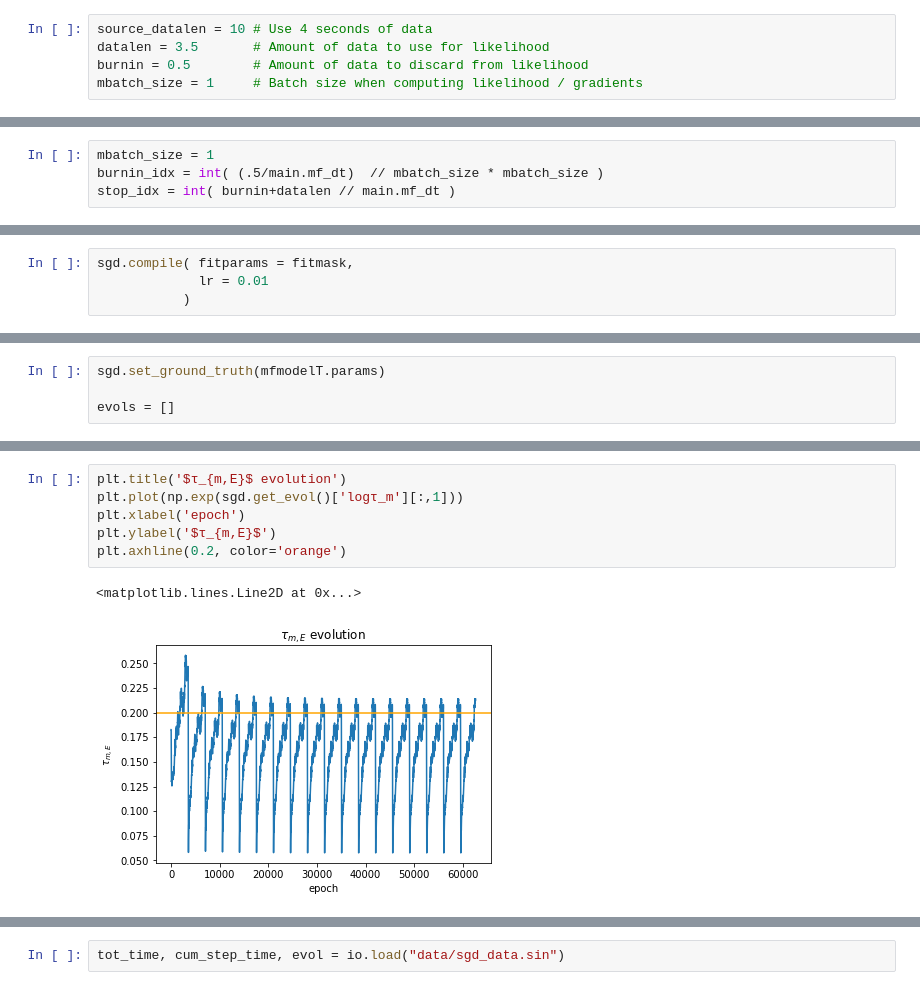
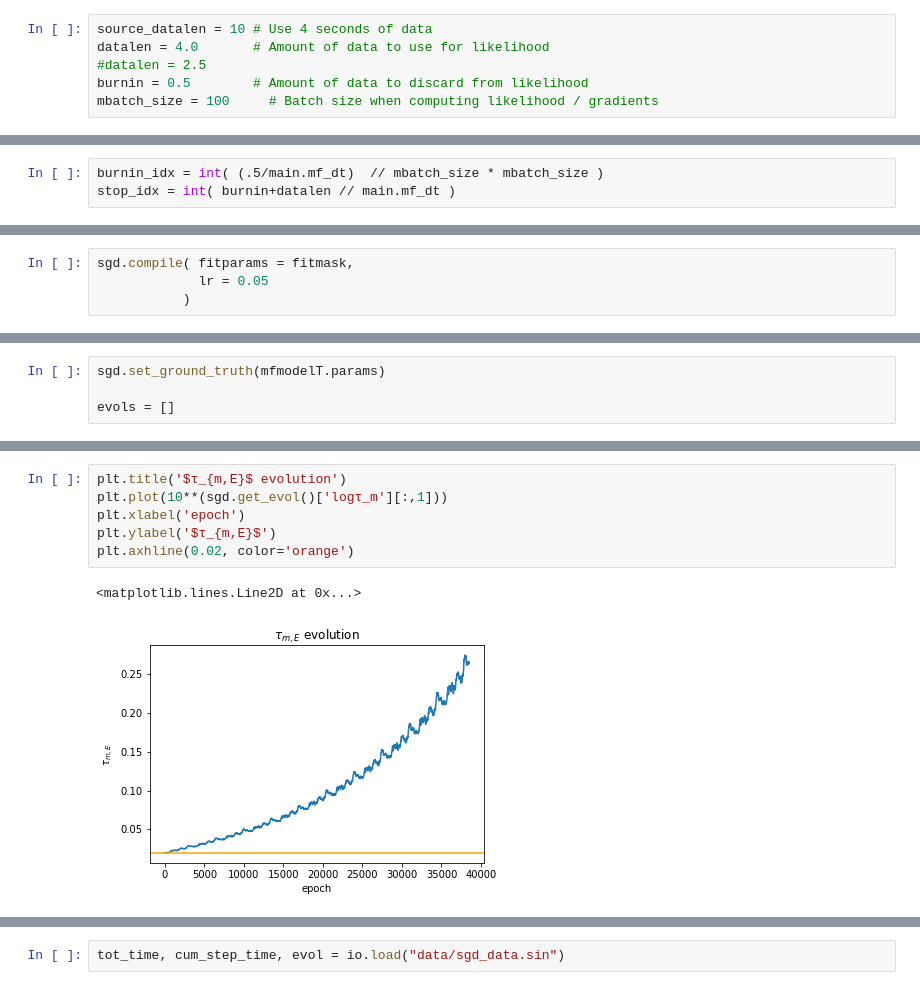
Before and after one commit to mackelab/mesoGIF, a Jupyter notebook: Finite-size GIF.ipynb, the cells around one changed output, grey strips where cells are left out. Drawn from its saved outputs; the diff is of its cells as text.

```diff
--- a/Finite-size GIF.ipynb
+++ b/Finite-size GIF.ipynb
@@ -58,9 +58,10 @@ Generate spike trains. If the specified filename already exists, the precomputed
 *Note*: Spike trains use relatively fine time bins (0.2&nbsp;ms). This is because spike times must be precise relative to the timescale of the PSP kernel (i.e. $τ_m$).
 # %%
 source_datalen = 10 # Use 4 seconds of data
-datalen = 3.5       # Amount of data to use for likelihood
+datalen = 4.0       # Amount of data to use for likelihood
+#datalen = 2.5
 burnin = 0.5        # Amount of data to discard from likelihood
-mbatch_size = 1     # Batch size when computing likelihood / gradients
+mbatch_size = 100     # Batch size when computing likelihood / gradients
 # %%
 spikemodel = main.generate_spikes(datalen,
                                   filename='data/short_adap/fsgif_{}s_sin-input'
@@ -89,4 +96,3 @@ main.plot_spike_activity()
 # %%
-mbatch_size = 1
 burnin_idx = int( (.5/main.mf_dt)  // mbatch_size * mbatch_size )
 stop_idx = int( burnin+datalen // main.mf_dt )
@@ -370,5 +333,5 @@ sgd.transform( mfmodelT.params.τ_m, 'logτ_m',
 # %%
 sgd.compile( fitparams = fitmask,
-             lr = 0.01
+             lr = 0.05
            )
 # %% [output]
@@ -422,11 +426,11 @@ plt.axhline(0.176, color='orange')
 # %%
 plt.title('$τ_{m,E}$ evolution')
-plt.plot(np.exp(sgd.get_evol()['logτ_m'][:,1]))
+plt.plot(10**(sgd.get_evol()['logτ_m'][:,1]))
 plt.xlabel('epoch')
 plt.ylabel('$τ_{m,E}$')
-plt.axhline(0.2, color='orange')
+plt.axhline(0.02, color='orange')
 # %% [output]
 <matplotlib.lines.Line2D at 0x...>
-[figure, old version]
+[figure, new version]
 # %%
 plt.title("log L evolution")
```
Also changed, not shown: parts of 97 cells of this notebook, 2 other files.
